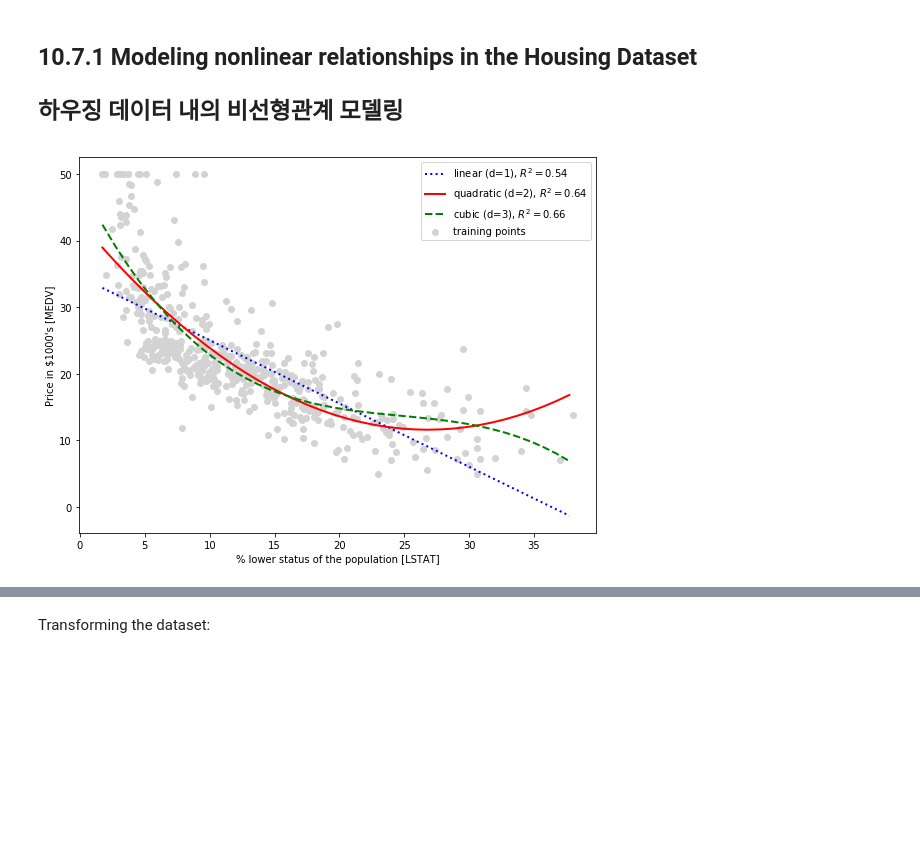
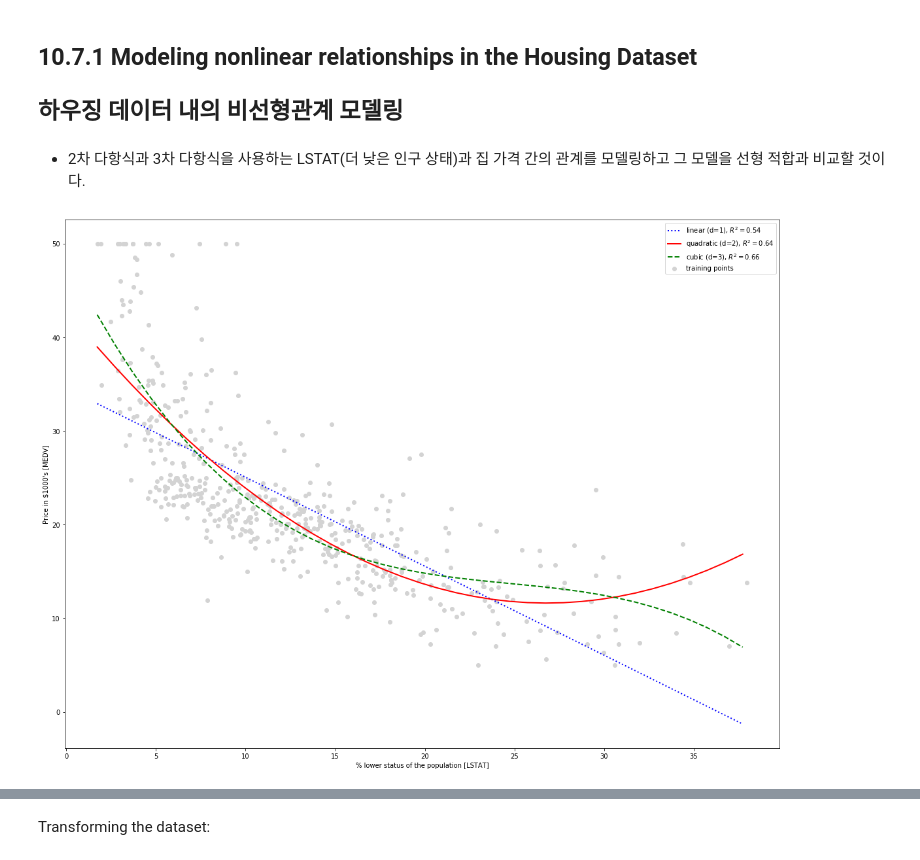
Before and after one commit to rnder/python-machine-learning-book, a Jupyter notebook: code/ch10/ch10-kor.ipynb, the cells around one changed output, grey strips where cells are left out. Drawn from its saved outputs; the diff is of its cells as text; code cells hidden in the pictures; blank space fills up the shorter version.

```diff
--- a/code/ch10/ch10-kor.ipynb
+++ b/code/ch10/ch10-kor.ipynb
@@ -745,6 +757,8 @@ Training R^2 linear: 0.832, quadratic: 0.982
 # %% [markdown]
 ## 10.7.1 Modeling nonlinear relationships in the Housing Dataset
 ## 하우징 데이터 내의 비선형관계 모델링
+# %% [markdown]
+- 2차 다항식과 3차 다항식을 사용하는 LSTAT(더 낮은 인구 상태)과 집 가격 간의 관계를 모델링하고 그 모델을 선형 적합과 비교할 것이다.
 # %%
 X = df[['LSTAT']].values
 y = df['MEDV'].values
@@ -774,34 +788,34 @@ cubic_r2 = r2_score(y, regr.predict(X_cubic))
 
 
 # plot results
-plt.figure(figsize=(8.0, 6.0))
+plt.figure(figsize=(16.0, 12.0))
 
 plt.scatter(X, y, label='training points', color='lightgray')
 
 plt.plot(X_fit, y_lin_fit,
          label='linear (d=1), $R^2=%.2f$' % linear_r2,
          color='blue',
          lw=2,
          linestyle=':')
 
 plt.plot(X_fit, y_quad_fit,
          label='quadratic (d=2), $R^2=%.2f$' % quadratic_r2,
          color='red',
          lw=2,
          linestyle='-')
 
 plt.plot(X_fit, y_cubic_fit,
          label='cubic (d=3), $R^2=%.2f$' % cubic_r2,
          color='green',
          lw=2,
          linestyle='--')
 
 plt.xlabel('% lower status of the population [LSTAT]')
 plt.ylabel('Price in $1000\'s [MEDV]')
 plt.legend(loc='upper right')
 
 plt.tight_layout()
 # plt.savefig('./figures/polyhouse_example.png', dpi=300)
 plt.show()
 # %% [output]
-[figure, old version]
+[figure, new version]
```
Also changed, not shown: parts of 21 cells of this notebook, 3 other files.
